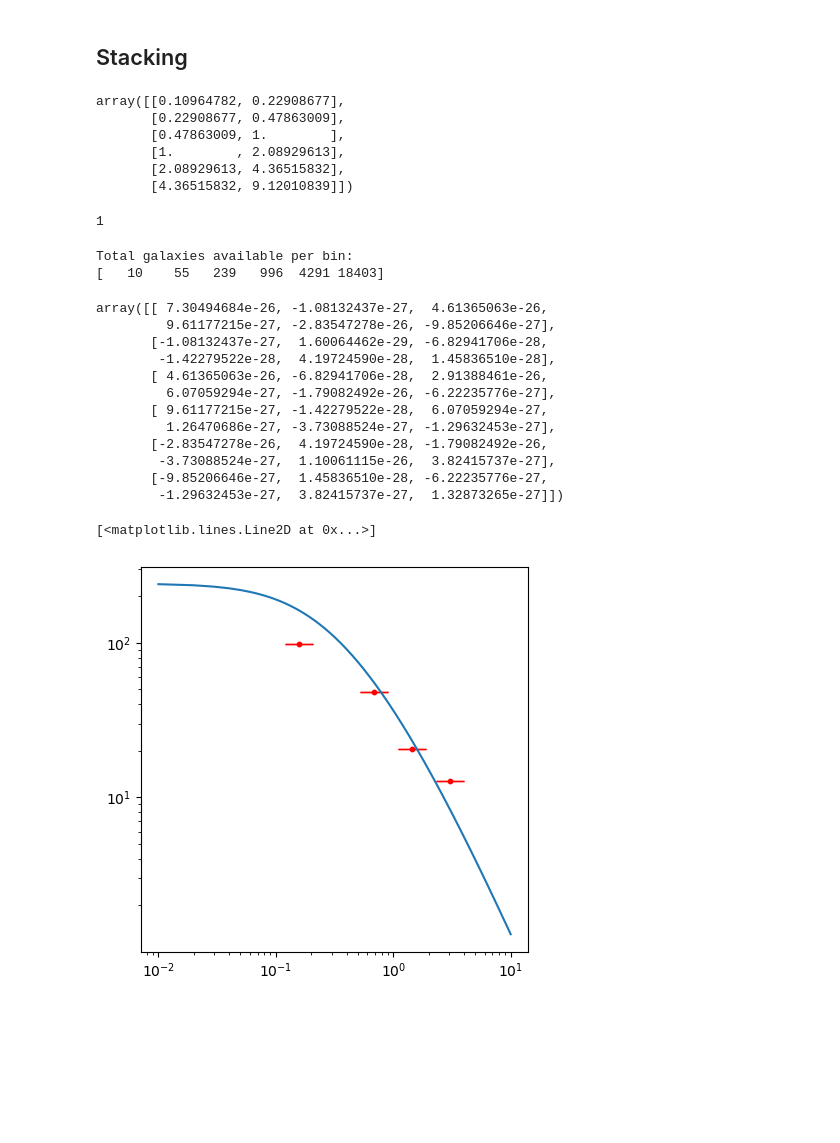
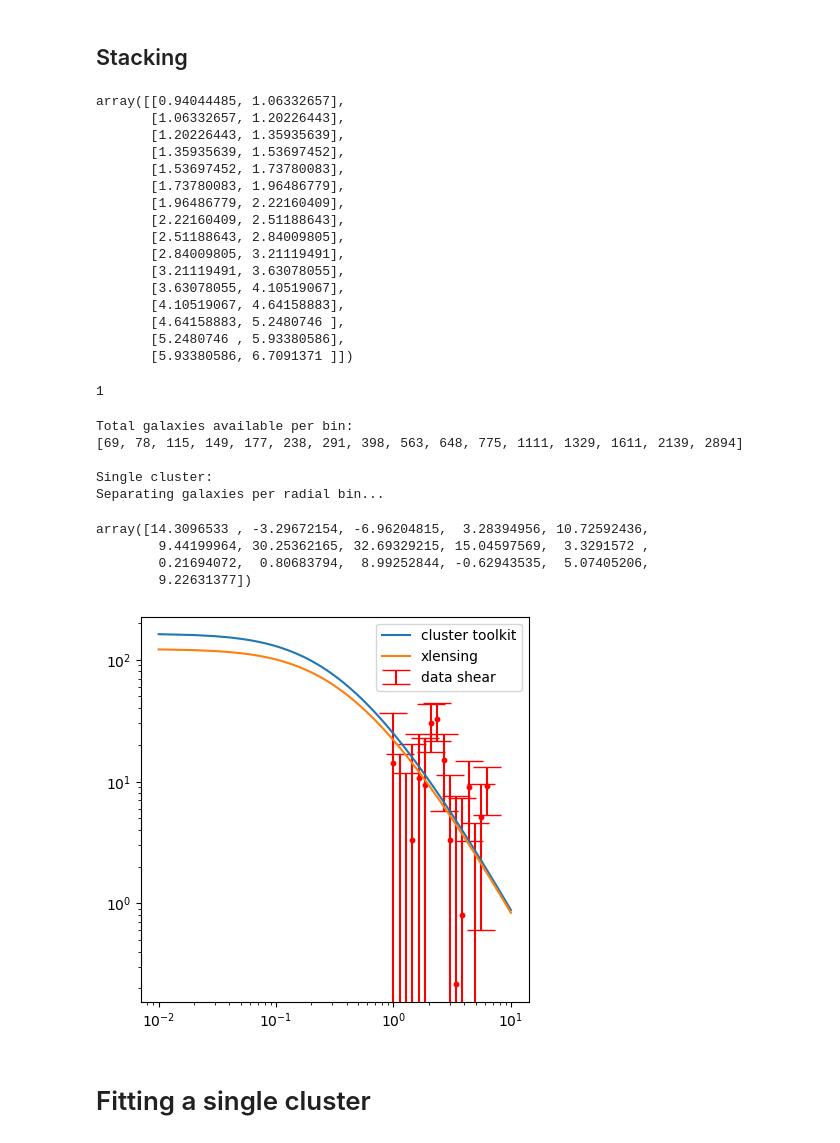
Before and after one commit to andrevitorelli/destacking, a Jupyter notebook: notebooks/prototype_destacking.ipynb, the cells around one changed output. Cells and saved outputs as stored; diff of their text form; code cells hidden in the pictures; blank space fills up the shorter version.

```diff
--- a/notebooks/prototype_destacking.ipynb
+++ b/notebooks/prototype_destacking.ipynb
@@ -277,7 +290,11 @@ from functools import partial
 pool = Pool(cpu_count())
 
 #We get a partial function with a constant galaxy catalogue to iterate with clusters.
-survey_lensing = partial(xlensing.data.lensfit_cluster_lensing,sources=(sr_RA, sr_DEC, sr_z, sr_E1, sr_E2, sr_W,sr_M),radius=10.)
+survey_lensing = partial(
+    xlensing.data.lensfit_cluster_lensing,
+    sources=(sr_RA, sr_DEC, sr_z, sr_E1, sr_E2, sr_W,sr_M),
+    radius=10.
+)
 # %%
 clz = zip(cl_RA,cl_DEC,cl_z)
 clzlist = [x for x in clz]
@@ -302,23 +303,33 @@ results
 # %% [markdown]
 ## Stacking
 # %%
-radii = np.logspace(-.8,.8,6)
+radii = np.logspace(-.0,.8,16)
 N = len(radii)
 bins_lims = np.logspace(np.log10(radii[0])+(np.log10(radii[0])-np.log10(radii[1]))/2,
                         np.log10(radii[N-1])-(np.log10(radii[0])-np.log10(radii[1]))/2,N+1)
 bins_lims = np.array([[bins_lims[i],bins_lims[i+1]] for i in range(N)])
 bins_lims #in Mpc/h
 # %% [output]
-array([[0.10964782, 0.22908677],
-       [0.22908677, 0.47863009],
-       [0.47863009, 1.        ],
-       [1.        , 2.08929613],
-       [2.08929613, 4.36515832],
-       [4.36515832, 9.12010839]])
+array([[0.94044485, 1.06332657],
+       [1.06332657, 1.20226443],
+       [1.20226443, 1.35935639],
+       [1.35935639, 1.53697452],
+       [1.53697452, 1.73780083],
+       [1.73780083, 1.96486779],
+       [1.96486779, 2.22160409],
+       [2.22160409, 2.51188643],
+       [2.51188643, 2.84009805],
+       [2.84009805, 3.21119491],
+       [3.21119491, 3.63078055],
+       [3.63078055, 4.10519067],
+       [4.10519067, 4.64158883],
+       [4.64158883, 5.2480746 ],
+       [5.2480746 , 5.93380586],
+       [5.93380586, 6.7091371 ]])
 # %%
 stick = [clusters]
 # %%
-Nboot=500
+Nboot=1000
 import time
 stick_results = []
 for stake in stick:
@@ -339,37 +350,37 @@ for stake in stick:
 # %% [output]
 1
 # %%
-sigmas, boosts, sigmas_cov, xigmas, xigmas_cov = xlensing.data.stacked_signal(clusterbkgs,bins_lims,Nboot)
+sigmas, sigmas_cov, xigmas, xigmas_cov = xlensing.data.single_cluster(clusterbkgs,bins_lims,Nboot)
 # %% [output]
 Total galaxies available per bin:
-[   10    55   239   996  4291 18403]
+[69, 78, 115, 149, 177, 238, 291, 398, 563, 648, 775, 1111, 1329, 1611, 2139, 2894]
+
+Single cluster:
+Separating galaxies per radial bin...
-# %%
-sigmas_cov
-# %% [output]
-array([[ 7.30494684e-26, -1.08132437e-27,  4.61365063e-26,
-         9.61177215e-27, -2.83547278e-26, -9.85206646e-27],
-       [-1.08132437e-27,  1.60064462e-29, -6.82941706e-28,
-        -1.42279522e-28,  4.19724590e-28,  1.45836510e-28],
-       [ 4.61365063e-26, -6.82941706e-28,  2.91388461e-26,
-         6.07059294e-27, -1.79082492e-26, -6.22235776e-27],
-       [ 9.61177215e-27, -1.42279522e-28,  6.07059294e-27,
-         1.26470686e-27, -3.73088524e-27, -1.29632453e-27],
-       [-2.83547278e-26,  4.19724590e-28, -1.79082492e-26,
-        -3.73088524e-27,  1.10061115e-26,  3.82415737e-27],
-       [-9.85206646e-27,  1.45836510e-28, -6.22235776e-27,
-        -1.29632453e-27,  3.82415737e-27,  1.32873265e-27]])
+# %%
+sigmas
+# %% [output]
+array([14.3096533 , -3.29672154, -6.96204815,  3.28394956, 10.72592436,
+        9.44199964, 30.25362165, 32.69329215, 15.04597569,  3.3291572 ,
+        0.21694072,  0.80683794,  8.99252844, -0.62943535,  5.07405206,
+        9.22631377])
 # %%
 plt.figure(figsize=(5,5))
-plt.scatter(radii,-np.array(sigmas),color='red',s=10)
-plt.errorbar(radii,-np.array(sigmas),
+
+plt.scatter(radii,np.array(sigmas),color='red',s=10)
+plt.errorbar(radii,np.array(sigmas),
              yerr=np.sqrt(np.diag(sigmas_cov)),
-             fmt='.',color='red',markersize=.1,capsize=10,label='metacal shear')
+             fmt='.',color='red',markersize=.1,capsize=10,label='data shear')
 #plt.xlim([5e-2,4e1])
 #plt.ylim([2e-1,3e3])
 plt.xscale('log')
 plt.yscale('log')
 radii_mpc = np.linspace(0.01,10,1000)
-plt.plot(radii_mpc,delta_sigma_toolkit/Planck18.h,label='cluster toolkit')
+plt.plot(radii_mpc,delta_sigma_toolkit,label='cluster toolkit')
+plt.plot(radii_mpc,delta_sigma_xlensing,label='xlensing')
+plt.legend()
+plt.savefig("1clustertest.png")
 # %% [output]
-[<matplotlib.lines.Line2D at 0x...>]
-[figure, old version]
+[figure, new version]
+# %% [markdown]
+# Fitting a single cluster
```
Also changed, not shown: parts of 24 cells of this notebook, 3 other files.
